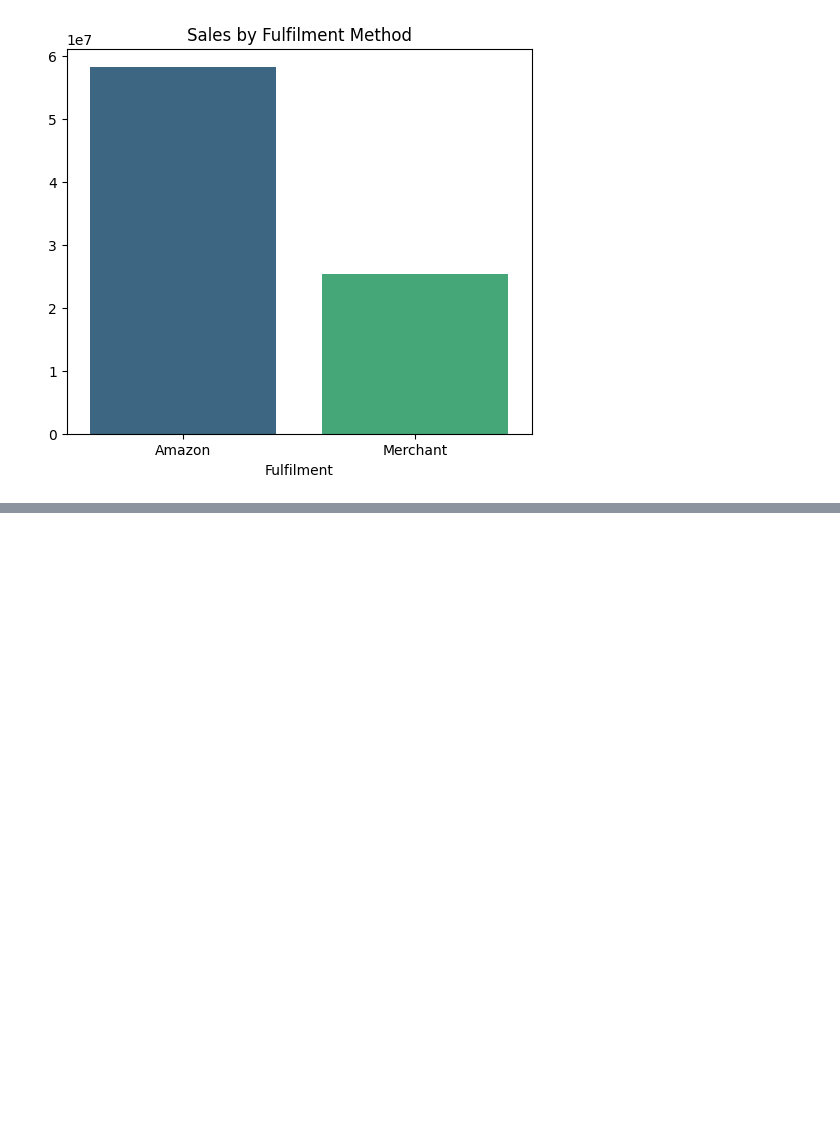
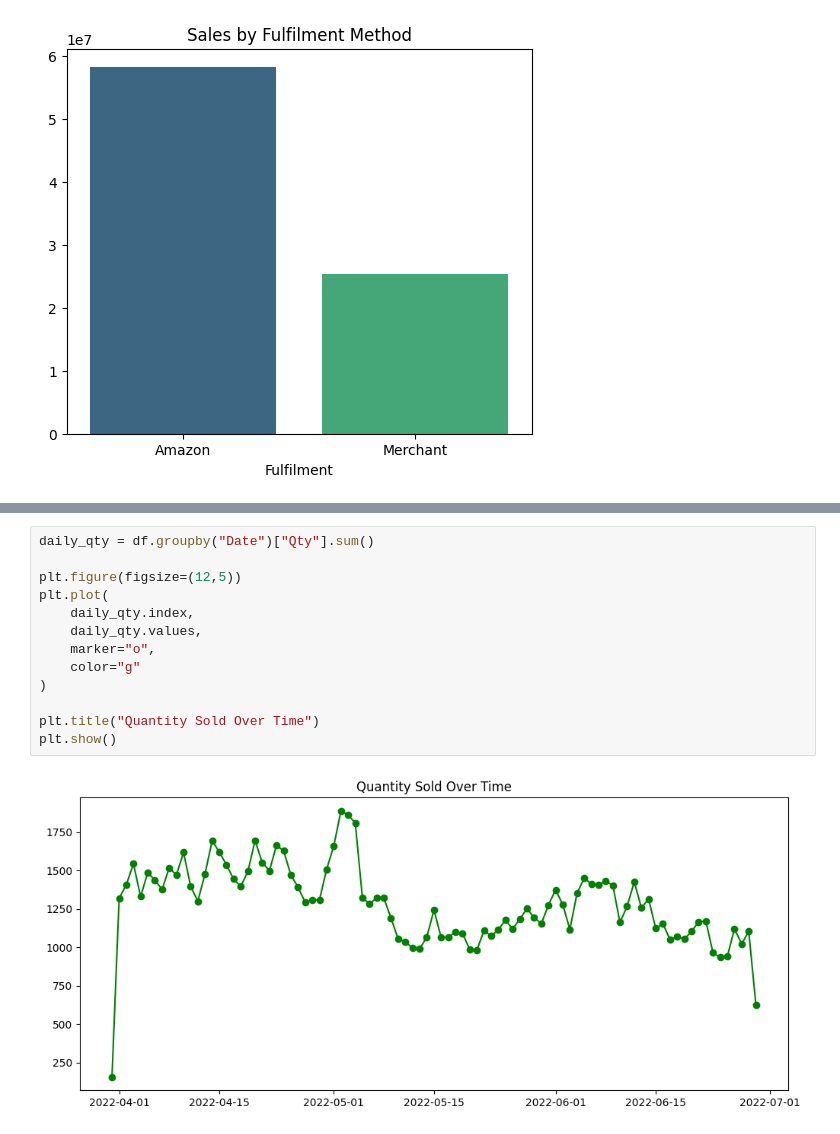
Before and after one commit to WambuaRack/amazon, a Jupyter notebook: main.ipynb, the cells around one changed output, grey strips where cells are left out. Cells and saved outputs as stored; diff of their text form; blank space fills up the shorter version.

```diff
--- a/main.ipynb
+++ b/main.ipynb
@@ -337,0 +372,15 @@ Passing `palette` without assigning `hue` is deprecated and will be removed in v
+# %%
+daily_qty = df.groupby("Date")["Qty"].sum()
+
+plt.figure(figsize=(12,5))
+plt.plot(
+    daily_qty.index,
+    daily_qty.values,
+    marker="o",
+    color="g"
+)
+
+plt.title("Quantity Sold Over Time")
+plt.show()
+# %% [output]
+[figure, added]
```
Also changed, not shown: parts of 3 cells of this notebook.
